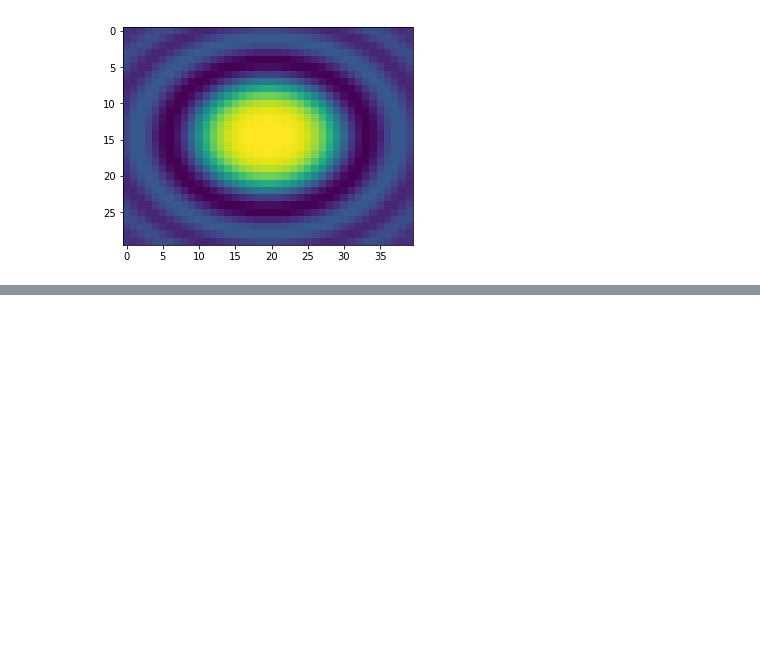
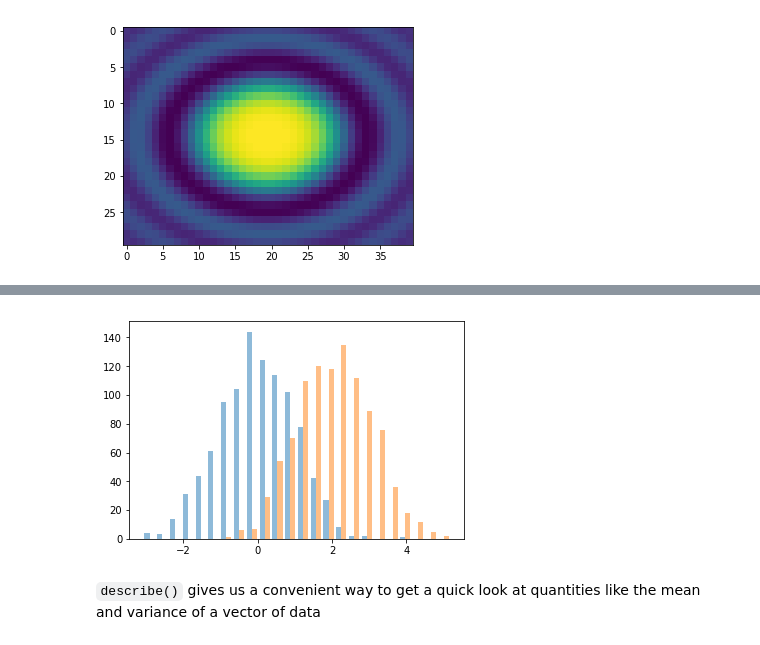
Before and after one commit to andrewkern/biol610, a Jupyter notebook: notebooks/lecture5.ipynb, the cells around one changed output, grey strips where cells are left out. Cells and saved outputs as stored; diff of their text form; code cells hidden in the pictures; blank space fills up the shorter version.

```diff
--- a/notebooks/lecture5.ipynb
+++ b/notebooks/lecture5.ipynb
@@ -170,0 +183,19 @@ plt.imshow(f(X, Y))
+# %%
+import scipy as sp
+from scipy import stats as spStats
+
+#generate the RVs using numpy
+#x1 = np.random.normal(0,1,1000)
+#x2 = np.random.normal(2,1,1000)
+#h= plt.hist([x1,x2],bins=24,alpha=0.5)
+
+#can do the same thing using scipy
+x1 = sp.stats.norm.rvs(loc=0,scale=1,size=1000) # loc = mean, scale = stdev
+x2 = sp.stats.norm.rvs(loc=2,scale=1,size=1000)
+
+#visualize using a histogram
+h= plt.hist([x1,x2],bins=24,alpha=0.5)
+# %% [output]
+[figure, added]
+# %% [markdown]
+`describe()` gives us a convenient way to get a quick look at quantities like the mean and variance of a vector of data
```
Also changed, not shown: parts of 10 cells of this notebook.
